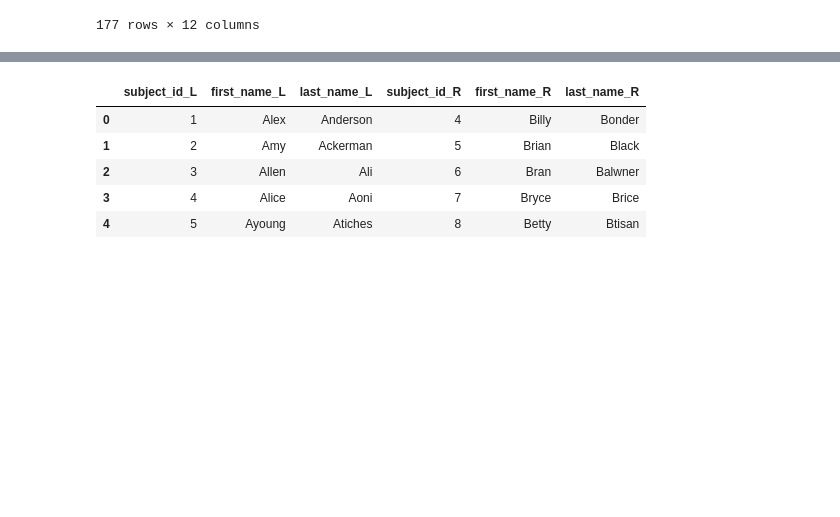
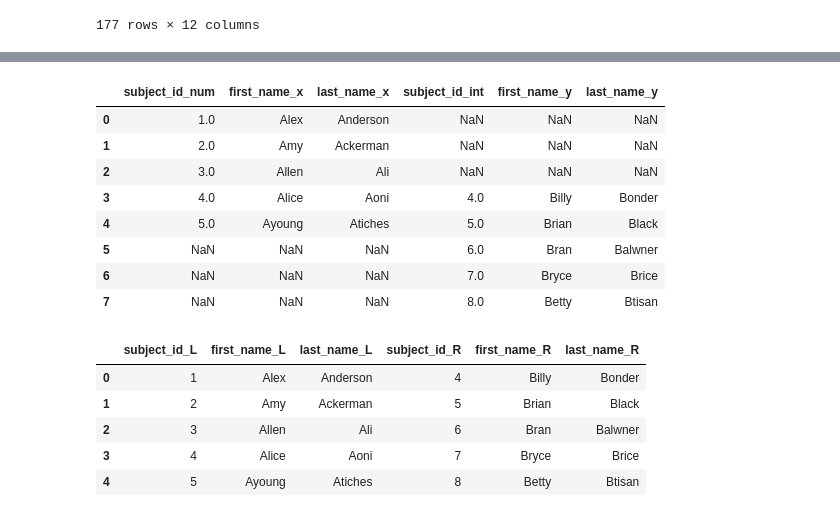
Before and after one commit to lukemonington/Titanic, a Jupyter notebook: Practice with Titanic.ipynb, the cells around one changed output, grey strips where cells are left out. Saved outputs shown, nothing was run; the diff lists cells and outputs as text; code cells hidden in the pictures; blank space fills up the shorter version.

```diff
--- a/Practice with Titanic.ipynb
+++ b/Practice with Titanic.ipynb
@@ -517,6 +524,18 @@ df_b
 | 2 | 6 | Bran | Balwner |
 | 3 | 7 | Bryce | Brice |
 | 4 | 8 | Betty | Btisan |
+# %%
+df_a.merge(df_b, how='outer', left_on='subject_id_num',right_on='subject_id_int')
+# %% [output]
+|  | subject_id_num | first_name_x | last_name_x | subject_id_int | first_name_y | last_name_y |
+| 0 | 1.0 | Alex | Anderson | NaN | NaN | NaN |
+| 1 | 2.0 | Amy | Ackerman | NaN | NaN | NaN |
+| 2 | 3.0 | Allen | Ali | NaN | NaN | NaN |
+| 3 | 4.0 | Alice | Aoni | 4.0 | Billy | Bonder |
+| 4 | 5.0 | Ayoung | Atiches | 5.0 | Brian | Black |
+| 5 | NaN | NaN | NaN | 6.0 | Bran | Balwner |
+| 6 | NaN | NaN | NaN | 7.0 | Bryce | Brice |
+| 7 | NaN | NaN | NaN | 8.0 | Betty | Btisan |
 # %%
 df_a.join(df_b, lsuffix="_L", rsuffix="_R")
 # %% [output]
```
Also changed, not shown: parts of 3 cells of this notebook.
